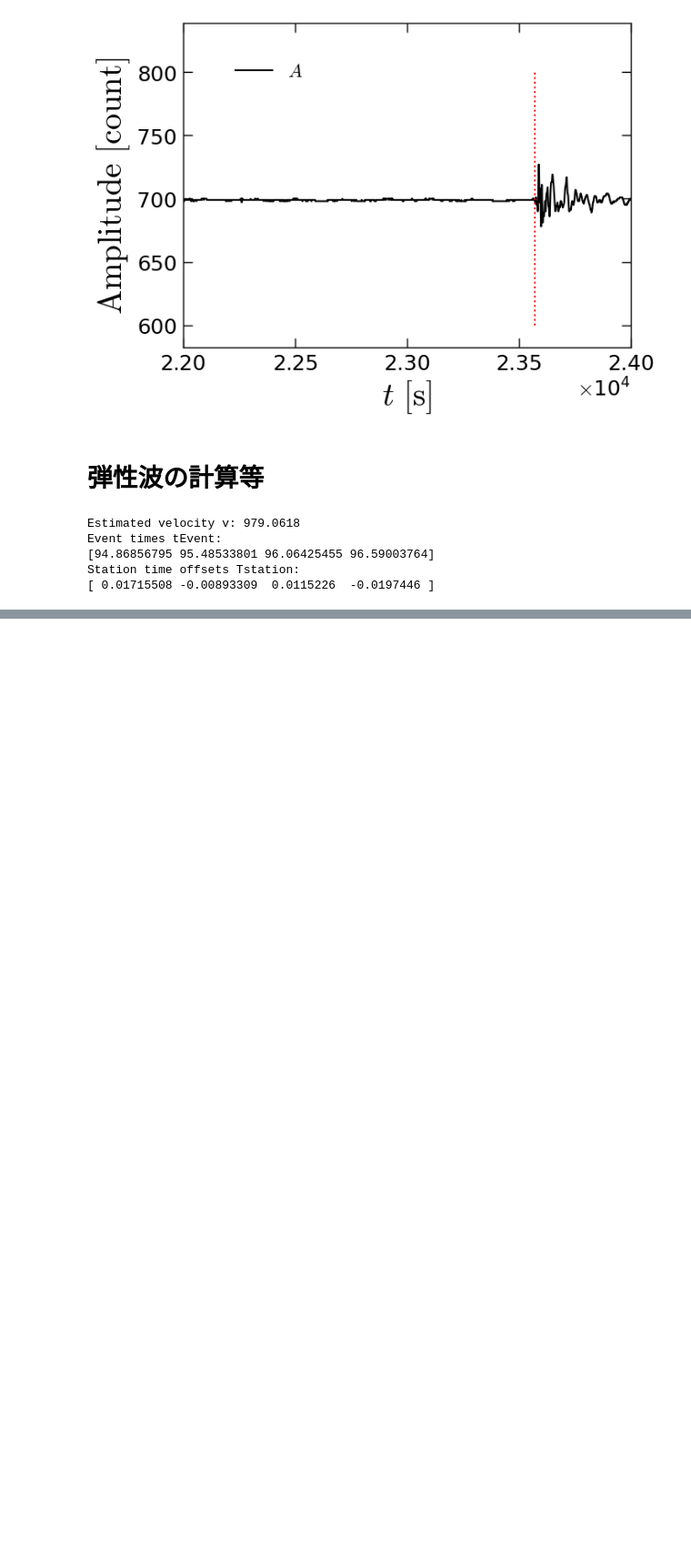
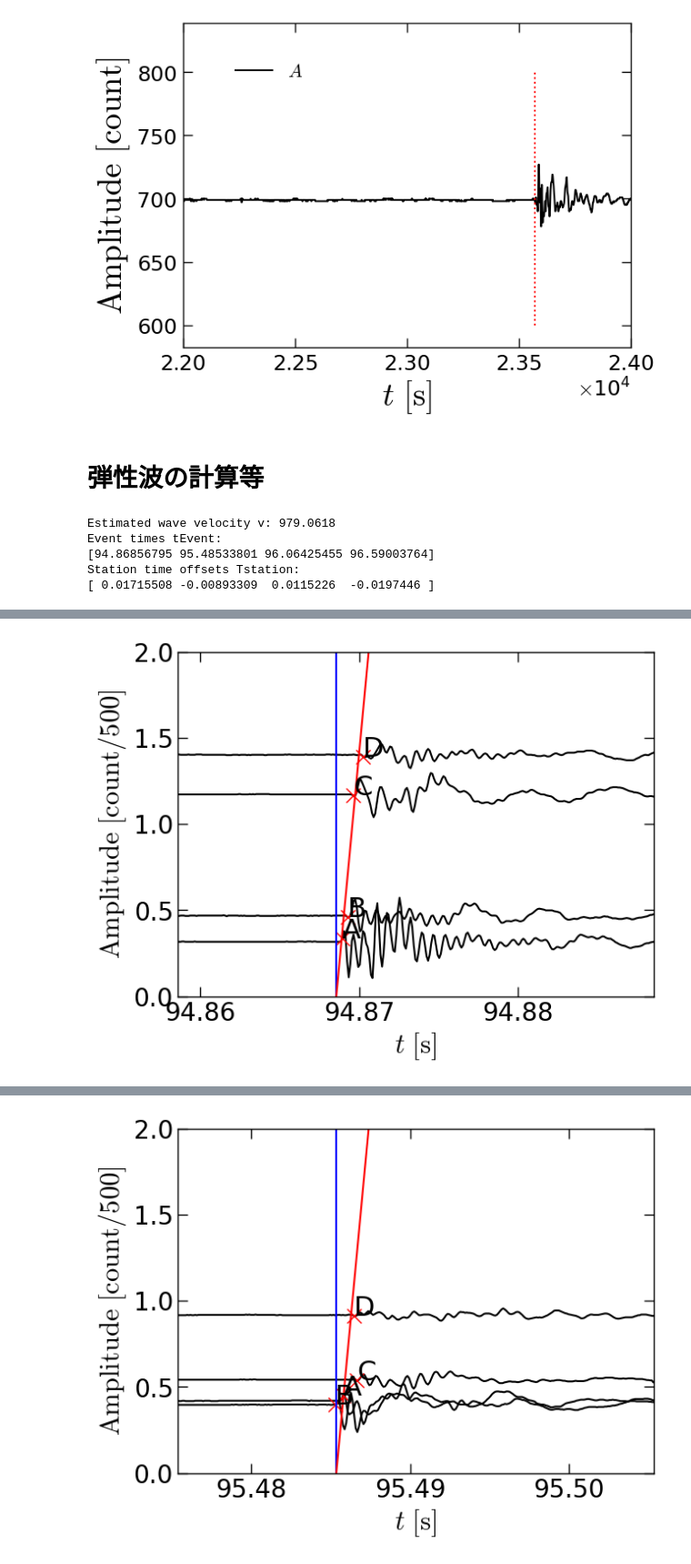
Before and after one commit to qyoshii/2AP_07_elastic-wave, a Jupyter notebook: 07_day2.ipynb, the cells around one changed output, grey strips where cells are left out. Shown: that part at 91% size. Drawn from its saved outputs; the diff is of its cells as text; code cells hidden in the pictures; blank space fills up the shorter version.

```diff
--- a/07_day2.ipynb
+++ b/07_day2.ipynb
@@ -387,7 +404,7 @@ tau_ = tau - tau.mean(axis=1, keepdims=True) - tau.mean(axis=0, keepdims=True) +
 
 # 波の速度 v の推定
 v = np.mean(R * R_) / np.mean(R * tau_)
-print(f"Estimated velocity v: {v:.4f}")
+print(f"Estimated wave velocity v: {v:.4f}")
 
 # イベント時刻の推定（イベントごと）
 tEvent = tau.mean(axis=1) - R.mean(axis=1)/v
@@ -397,8 +414,58 @@ print(f"Event times tEvent:\n{tEvent}")
 Tstation = tau.mean() - tau.mean(axis=0) - (R.mean() - R.mean(axis=0))/v
 print(f"Station time offsets Tstation:\n{Tstation}")
 # %% [output]
-Estimated velocity v: 979.0618
+Estimated wave velocity v: 979.0618
 Event times tEvent:
 [94.86856795 95.48533801 96.06425455 96.59003764]
 Station time offsets Tstation:
 [ 0.01715508 -0.00893309  0.0115226  -0.0197446 ]
+# %%
+import numpy as np
+import pandas as pd
+import matplotlib.pyplot as plt
+
+stations = ["A", "B", "C", "D"]
+
+# データ読み込み
+index_list, Time_list, Data_list = [], [], []
+
+for station in stations:
+    idx = pd.read_excel(f"/content/drive/MyDrive/2AP_07/day2/{station}.xlsx", usecols=[1], skiprows=0).to_numpy().flatten().astype(int)
+    time = np.loadtxt(f"/content/drive/MyDrive/2AP_07/day2/{station}.TXT", usecols=[0]) * 1e-4
+    data = np.loadtxt(f"/content/drive/MyDrive/2AP_07/day2/{station}.TXT", usecols=[1])
+    index_list.append(idx)
+    Time_list.append(time)
+    Data_list.append(data)
+
+index = np.column_stack(index_list)  # shape: (イベント数, 観測点数)
+Time = np.column_stack(Time_list)    # shape: (時系列長, 観測点数)
+Data = np.column_stack(Data_list)    # shape: (時系列長, 観測点数)
+
+
+# 図の描画ループ
+for iEvent in range(index.shape[0]):
+    #print(iEvent) ### デバッグで確認用
+    fig = plt.figure(figsize=(7, 5))
+    ax = fig.add_subplot(111)
+    for jStation in range(index.shape[1]):
+        #print(jStation) ### デバッグで確認用
+        index0 = index[iEvent, jStation]
+        xData = Time[:, jStation] + Tstation[jStation]
+        yData = Data[:, jStation]
+        trace = (yData - yData[index0]) / 500 + R[iEvent, jStation]
+        ax.plot(xData, trace, 'k')
+        ax.plot(xData[index0], R[iEvent, jStation], 'xr', ms = 12)
+        ax.text(xData[index0], R[iEvent, jStation], stations[jStation], fontsize=22)
+
+    ax.axvline(tEvent[iEvent], color='b')
+    ax.set_xlim(tEvent[iEvent] - 0.01, tEvent[iEvent] + 0.02)
+    ax.set_ylim(0, 2)
+    ax.plot([tEvent[iEvent], tEvent[iEvent] + 2 / v], [0, 2], 'r')
+    plt.tick_params(labelsize=20)
+    ax.set_xlabel('$t~\mathrm{[s]}$', fontsize=22)
+    ax.set_ylabel('$\mathrm{Amplitude}~\mathrm{[count/500]}$', fontsize=22)
+    fig.savefig('/content/drive/MyDrive/2AP_07/day2/plot_{}.png'.format(iEvent), bbox_inches='tight',transparent=True)
+    files.download("/content/drive/MyDrive/2AP_07/day2/plot_{}.png".format(iEvent))
+    plt.show()
+    plt.close()
+# %% [output]
@@ -404,0 +474 @@ Station time offsets Tstation:
+[figure, added]
@@ -404,0 +477 @@ Station time offsets Tstation:
+[figure, added]
```
Also changed, not shown: parts of 7 cells of this notebook.
